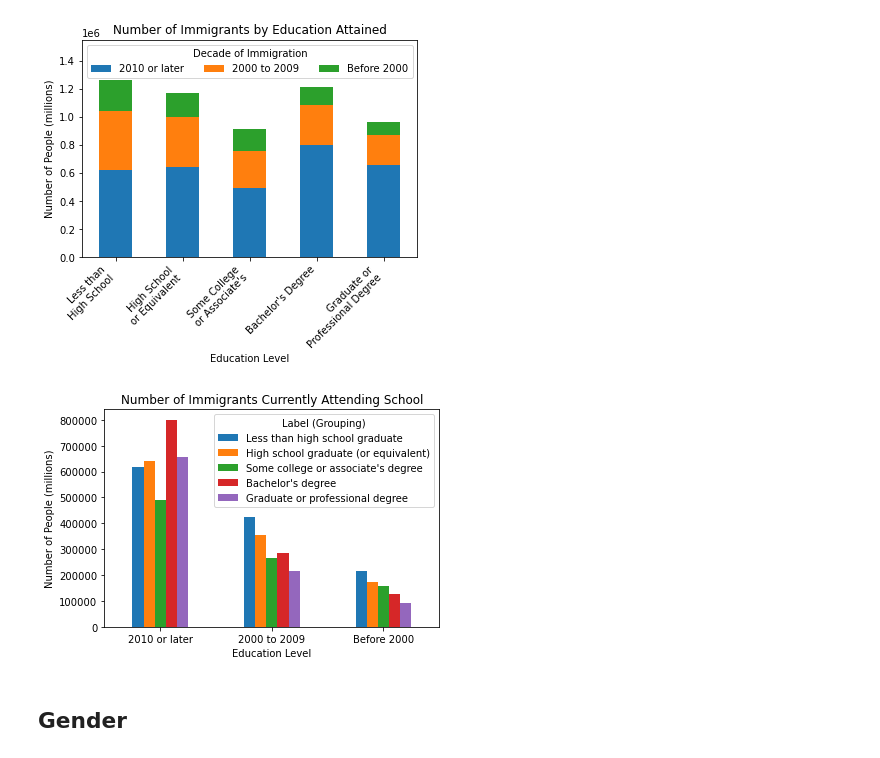
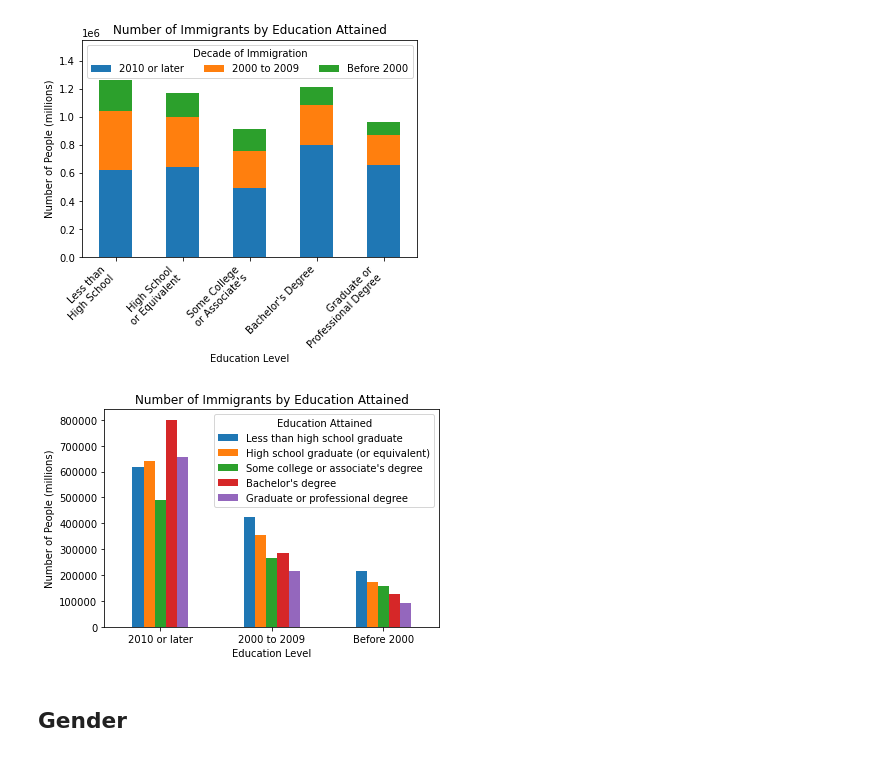
Before and after one commit to halabi93/Immigration-Data-Analysis, a Jupyter notebook: DataAnalysis.ipynb, the cells around one changed output. Drawn from its saved outputs; the diff is of its cells as text; code cells hidden in the pictures.

Commit message:
saved plots

```diff
--- a/DataAnalysis.ipynb
+++ b/DataAnalysis.ipynb
@@ -122,8 +135,2 @@ plt.xticks(ticks, labels, rotation = 45, ha = 'right');
 # %% [output]
 [figure]
-# %%
-edu_25p_T = edu_25p_df.transpose()
-
-edu_25p_T.plot.bar(stacked = False, title = title, ylabel = ylabel, xlabel = xlabel, rot = 0);
-# %% [output]
-[figure, removed]
@@ -130,3 +139,11 @@ edu_25p_T.plot.bar(stacked = False, title = title, ylabel = ylabel, xlabel = xla
+# %%
+edu_25p_T.plot.bar(stacked = False, title = title, ylabel = ylabel, xlabel = xlabel, rot = 0);
+plt.legend(title = "Education Attained", ncol = 1, loc = "upper right")
+
+savename = "EducationDecade"
+plt.savefig("Images/"+ savename)
+# %% [output]
+[figure, added]
 # %% [markdown]
 ## Gender
 # %%
```
Also changed, not shown: parts of 13 cells of this notebook, 13 other files.
